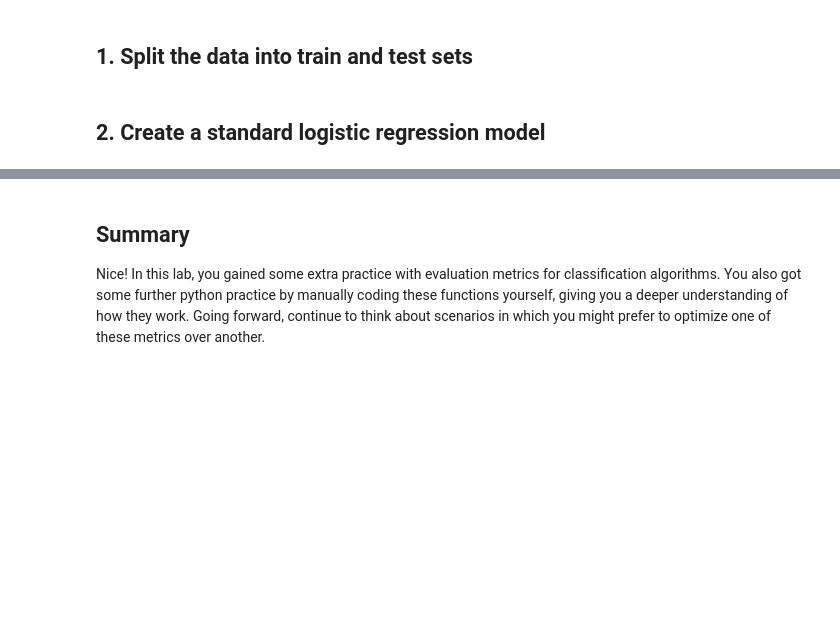
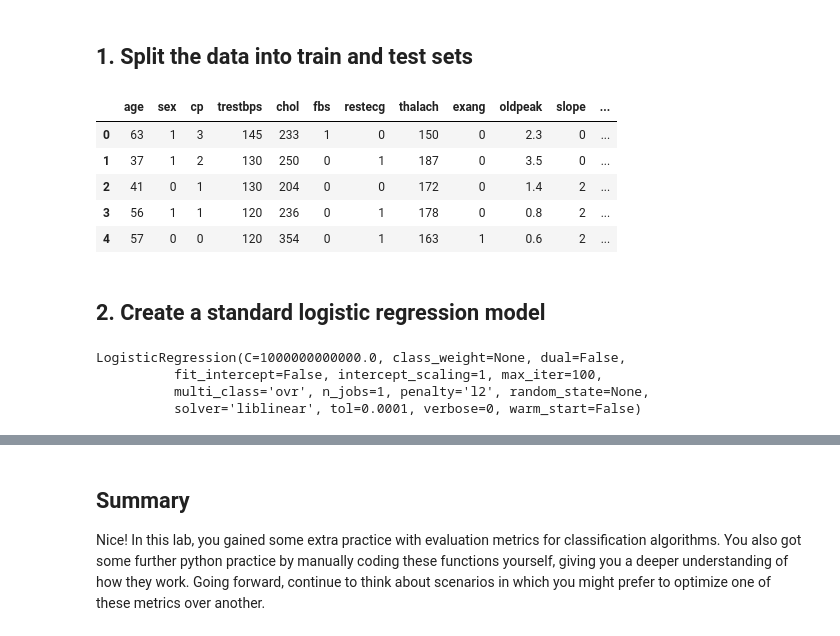
Before and after one commit to learn-co-curriculum/dsc-evaluating-logistic-regression-models-lab, a Jupyter notebook: index.ipynb, the cells around one changed output, grey strips where cells are left out. Saved outputs shown, nothing was run; the diff lists cells and outputs as text; code cells hidden in the pictures; blank space fills up the shorter version.

```diff
--- a/index.ipynb
+++ b/index.ipynb
@@ -31,4 +31,12 @@ At times, we may wish to tune a classification algorithm to optimize against pre
 ## 1. Split the data into train and test sets
 # %%
 import pandas as pd
-df = pd.read_csv()
+df = pd.read_csv('heart.csv')
+df.head()
+# %% [output]
+|  | age | sex | cp | trestbps | chol | fbs | restecg | thalach | exang | oldpeak | slope | ... |
+| 0 | 63 | 1 | 3 | 145 | 233 | 1 | 0 | 150 | 0 | 2.3 | 0 | ... |
+| 1 | 37 | 1 | 2 | 130 | 250 | 0 | 1 | 187 | 0 | 3.5 | 0 | ... |
+| 2 | 41 | 0 | 1 | 130 | 204 | 0 | 0 | 172 | 0 | 1.4 | 2 | ... |
+| 3 | 56 | 1 | 1 | 120 | 236 | 0 | 1 | 178 | 0 | 0.8 | 2 | ... |
+| 4 | 57 | 0 | 0 | 120 | 354 | 0 | 1 | 163 | 1 | 0.6 | 2 | ... |
@@ -41 +55,10 @@ df = pd.read_csv()
+# %%
+logreg = LogisticRegression(fit_intercept = False, C = 1e12)
+model_log = logreg.fit(X_train, y_train)
+model_log
+# %% [output]
+LogisticRegression(C=1000000000000.0, class_weight=None, dual=False,
+          fit_intercept=False, intercept_scaling=1, max_iter=100,
+          multi_class='ovr', n_jobs=1, penalty='l2', random_state=None,
+          solver='liblinear', tol=0.0001, verbose=0, warm_start=False)
 # %% [markdown]
```
Also changed, not shown: parts of 28 cells of this notebook, 4 other files.
